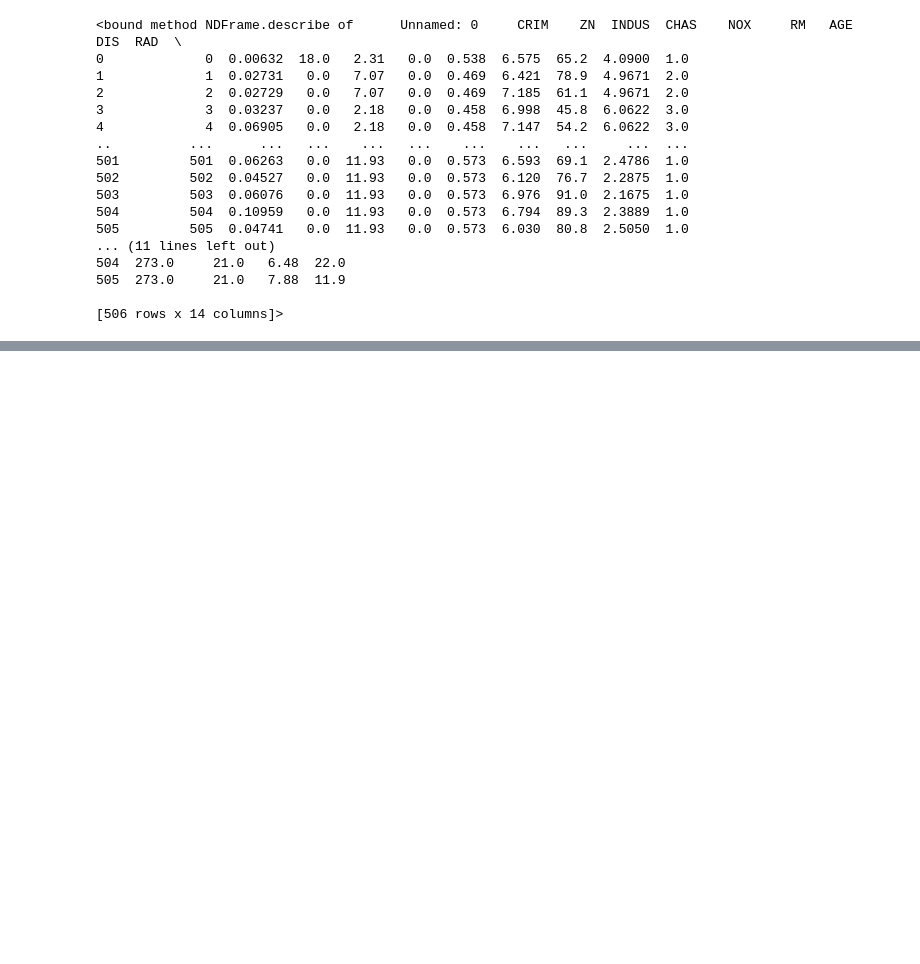
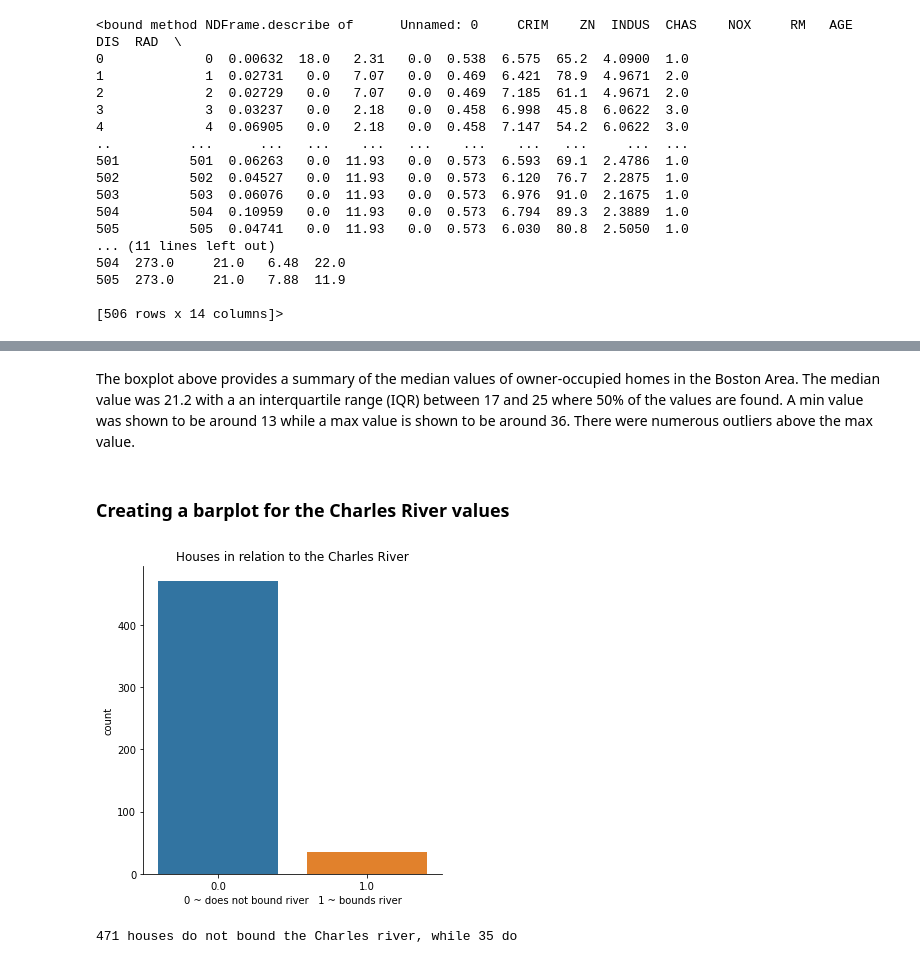
Before and after one commit to shooshminn/IBM_projects, a Jupyter notebook: Statistics for Data Science Final Project copy.ipynb, the cells around one changed output, grey strips where cells are left out. Cells and saved outputs as stored; diff of their text form; code cells hidden in the pictures; blank space fills up the shorter version.

```diff
--- a/Statistics for Data Science Final Project copy.ipynb
+++ b/Statistics for Data Science Final Project copy.ipynb
@@ -149,0 +95,15 @@ ax=sns.scatterplot(x='NOX', y='INDUS',data=boston_df)
+# %% [markdown]
+<p> The boxplot above provides a summary of the median values of owner-occupied homes in the Boston Area. The median value was 21.2 with a an interquartile range (IQR) between 17 and 25 where 50% of the values are found. A min value was shown to be around 13 while a max value is shown to be around 36. There were numerous outliers above the max value. </p>
+# %% [markdown]
+### Creating a barplot for the Charles River values
+# %%
+ax=sns.catplot(x="CHAS", kind='count', data=boston_df).set(title="Houses in relation to the Charles River")
+pyplot.xlabel("0 ~ does not bound river   1 ~ bounds river")
+pyplot.show()
+
+bounding = len(boston_df[boston_df['CHAS'] == 1.0])
+not_bounding = len(boston_df[boston_df['CHAS'] == 0.0])
+print(f"{not_bounding} houses do not bound the Charles river, while {bounding} do")
+# %% [output]
+[figure, added]
+471 houses do not bound the Charles river, while 35 do
```
Also changed, not shown: parts of 47 cells of this notebook.
